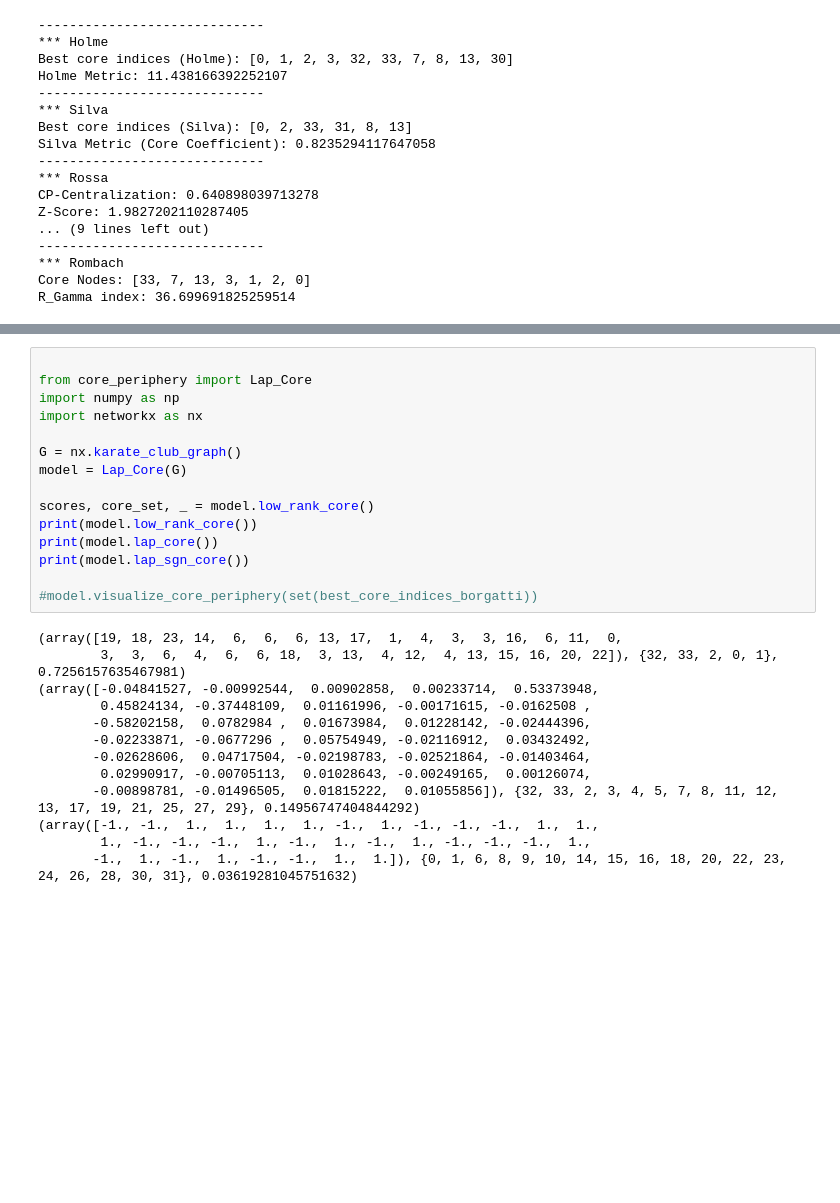
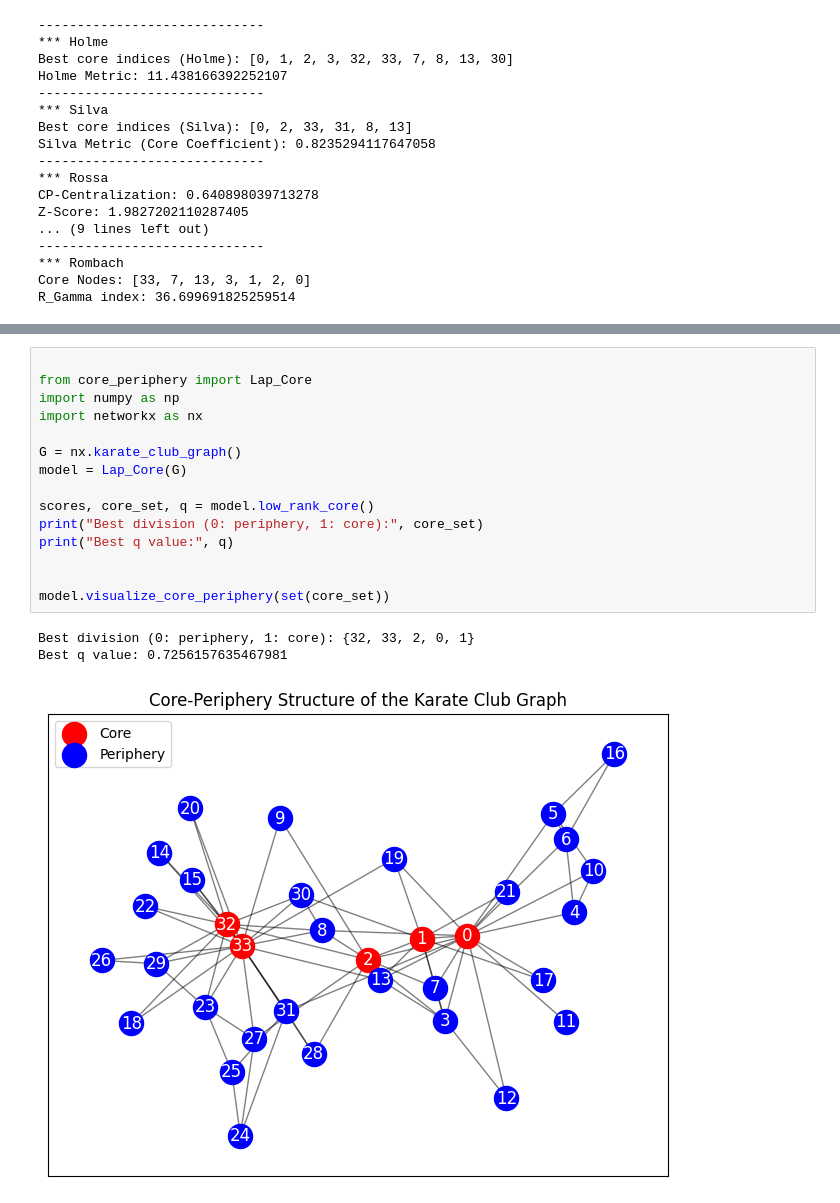
Before and after one commit to vibalab/cp_explainer, a Jupyter notebook: core-periphery.ipynb, the cells around one changed output, grey strips where cells are left out. Drawn from its saved outputs; the diff is of its cells as text; blank space fills up the shorter version.

```diff
--- a/core-periphery.ipynb
+++ b/core-periphery.ipynb
@@ -244,28 +244,19 @@ Q_cp index: 1.9482248520710035
 # %%
 
 from core_periphery import Lap_Core
 import numpy as np
 import networkx as nx
 
 G = nx.karate_club_graph()
 model = Lap_Core(G)
 
-scores, core_set, _ = model.low_rank_core()
-print(model.low_rank_core())
-print(model.lap_core())
-print(model.lap_sgn_core())
+scores, core_set, q = model.low_rank_core()
+print("Best division (0: periphery, 1: core):", core_set)
+print("Best q value:", q)
 
-#model.visualize_core_periphery(set(best_core_indices_borgatti))
+
+model.visualize_core_periphery(set(core_set))
 # %% [output]
-(array([19, 18, 23, 14,  6,  6,  6, 13, 17,  1,  4,  3,  3, 16,  6, 11,  0,
-        3,  3,  6,  4,  6,  6, 18,  3, 13,  4, 12,  4, 13, 15, 16, 20, 22]), {32, 33, 2, 0, 1}, 0.7256157635467981)
-(array([-0.04841527, -0.00992544,  0.00902858,  0.00233714,  0.53373948,
-        0.45824134, -0.37448109,  0.01161996, -0.00171615, -0.0162508 ,
-       -0.58202158,  0.0782984 ,  0.01673984,  0.01228142, -0.02444396,
-       -0.02233871, -0.0677296 ,  0.05754949, -0.02116912,  0.03432492,
-       -0.02628606,  0.04717504, -0.02198783, -0.02521864, -0.01403464,
-        0.02990917, -0.00705113,  0.01028643, -0.00249165,  0.00126074,
-       -0.00898781, -0.01496505,  0.01815222,  0.01055856]), {32, 33, 2, 3, 4, 5, 7, 8, 11, 12, 13, 17, 19, 21, 25, 27, 29}, 0.14956747404844292)
-(array([-1., -1.,  1.,  1.,  1.,  1., -1.,  1., -1., -1., -1.,  1.,  1.,
-        1., -1., -1., -1.,  1., -1.,  1., -1.,  1., -1., -1., -1.,  1.,
-       -1.,  1., -1.,  1., -1., -1.,  1.,  1.]), {0, 1, 6, 8, 9, 10, 14, 15, 16, 18, 20, 22, 23, 24, 26, 28, 30, 31}, 0.03619281045751632)
+Best division (0: periphery, 1: core): {32, 33, 2, 0, 1}
+Best q value: 0.7256157635467981
+[figure, added]
```
Also changed, not shown: parts of 7 cells of this notebook, 6 other files.
